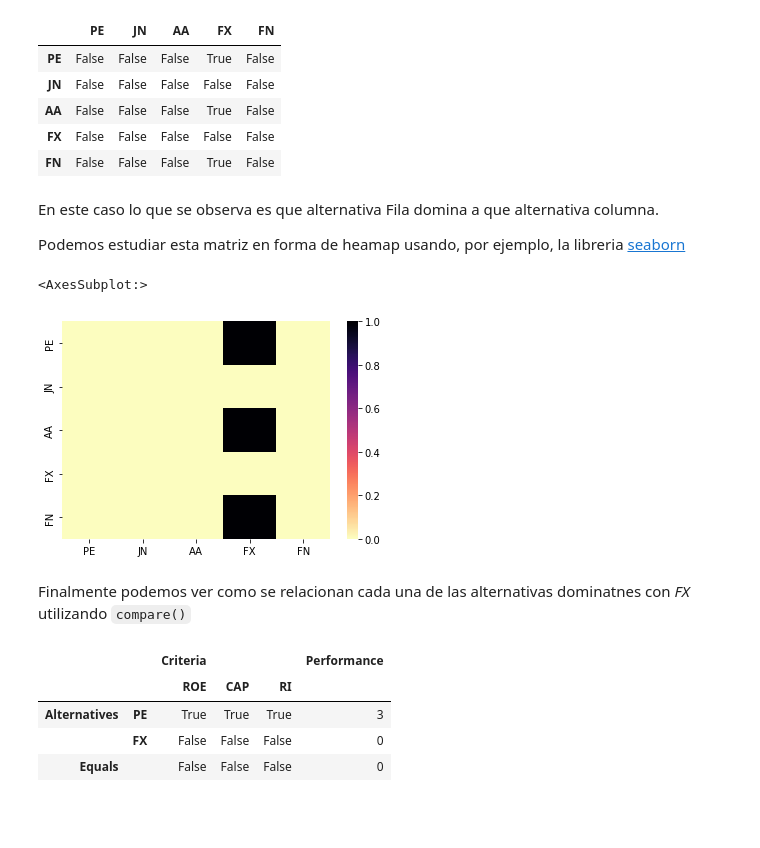
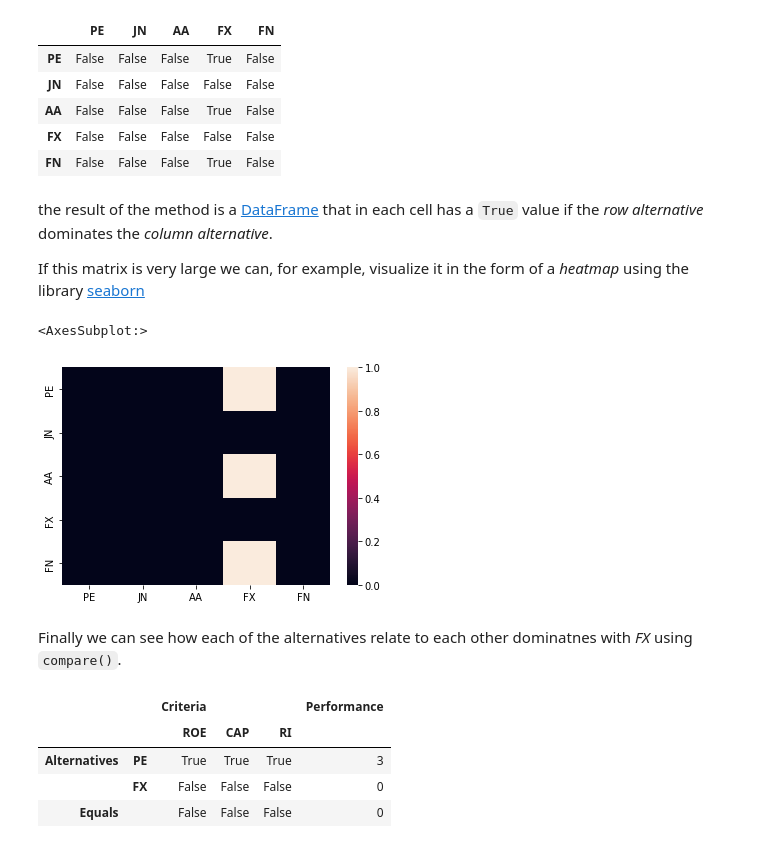
Before and after one commit to quatrope/scikit-criteria, a Jupyter notebook: docs/source/tutorial/sufdom.ipynb, the cells around one changed output. Cells and saved outputs as stored; diff of their text form; code cells hidden in the pictures; blank space fills up the shorter version.

```diff
--- a/docs/source/tutorial/sufdom.ipynb
+++ b/docs/source/tutorial/sufdom.ipynb
@@ -272,21 +275,23 @@ dmf.dominance(strict=True)  # equivalent to dmf.dominance.dominance()
 | AA | False | False | False | True | False |
 | FX | False | False | False | False | False |
 | FN | False | False | False | True | False |
-# %% [markdown]
-En este caso lo que se observa es que alternativa Fila domina a que alternativa
-columna.
-
-Podemos estudiar esta matriz en forma de heamap usando, por ejemplo, la
-libreria  [seaborn](http://seaborn.pydata.org/)
+# %% [markdown]
+the result of the method is a
+[DataFrame](https://pandas.pydata.org/docs/reference/api/pandas.DataFrame.html)
+that in each cell has a `True` value if the _row alternative_ dominates the
+_column alternative_.
+
+If this matrix is very large we can, for example, visualize it in the form of
+a *heatmap* using the library [seaborn](http://seaborn.pydata.org/)
 # %%
 import seaborn as sns
-sns.heatmap(dmf.dominance.dominance(strict=True), cmap="magma_r")
+sns.heatmap(dmf.dominance.dominance(strict=True))
 # %% [output]
 <AxesSubplot:>
-[figure, old version]
+[figure, new version]
-# %% [markdown]
-Finalmente podemos ver como se relacionan cada una de las alternativas
-dominatnes con *FX* utilizando `compare()`
+# %% [markdown]
+Finally we can see how each of the alternatives relate to each other
+dominatnes with *FX* using `compare()`.
 # %%
 for dominant in dmf.dominance.dominators_of("FX"):
     display(dmf.dominance.compare(dominant, 'FX'))
```
Also changed, not shown: parts of 25 cells of this notebook, 3 other files.
